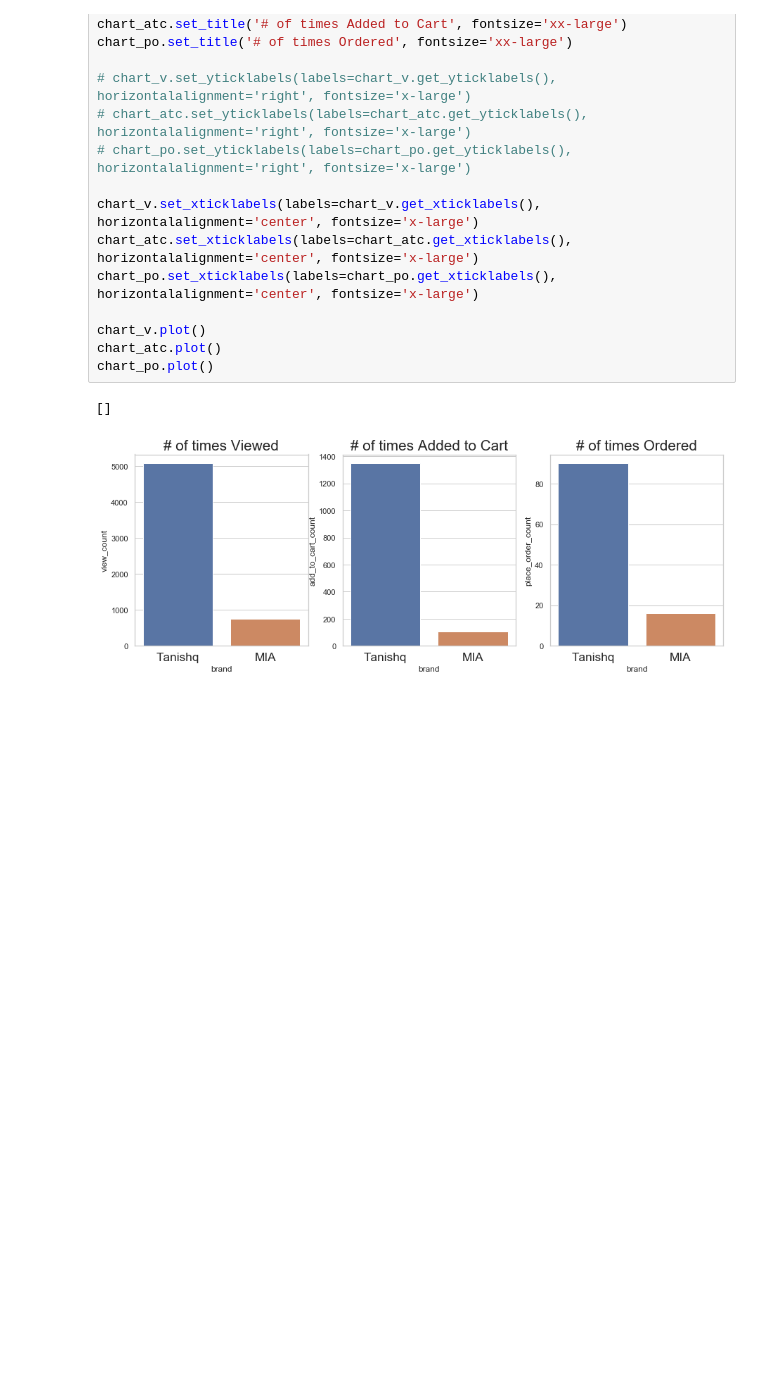
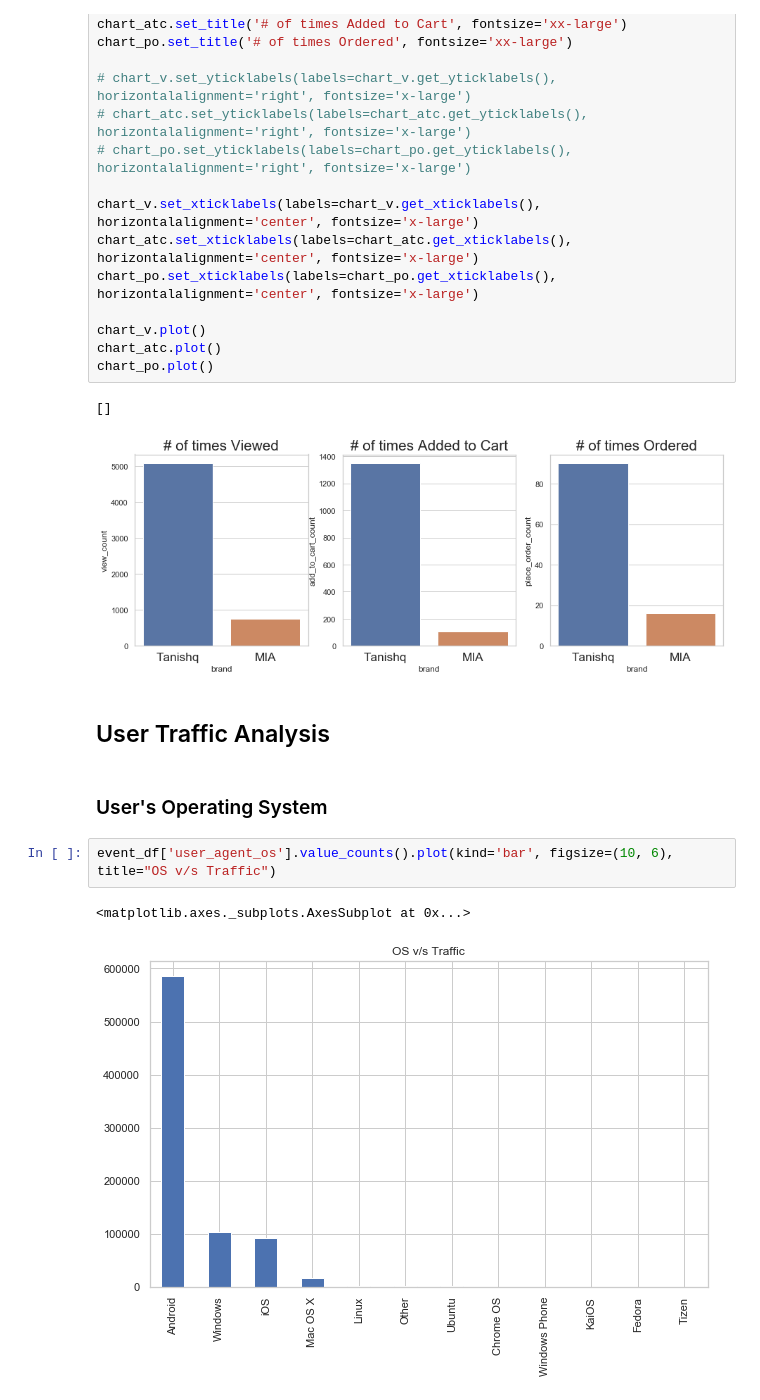
Before and after one commit to cs145442/pet-projects, a Jupyter notebook: yfret/master_data_analysis.ipynb, the cells around one changed output. Cells and saved outputs as stored; diff of their text form; blank space fills up the shorter version.

Commit message:
updated user traffic analysis

```diff
--- a/yfret/master_data_analysis.ipynb
+++ b/yfret/master_data_analysis.ipynb
@@ -479,3 +479,12 @@ chart_po.plot()
 # %% [output]
 []
 [figure]
+# %% [markdown]
+## User Traffic Analysis
+# %% [markdown]
+### User's Operating System
+# %%
+event_df['user_agent_os'].value_counts().plot(kind='bar', figsize=(10, 6), title="OS v/s Traffic")
+# %% [output]
+<matplotlib.axes._subplots.AxesSubplot at 0x...>
+[figure, added]
```
Also changed, not shown: parts of 6 cells of this notebook.
